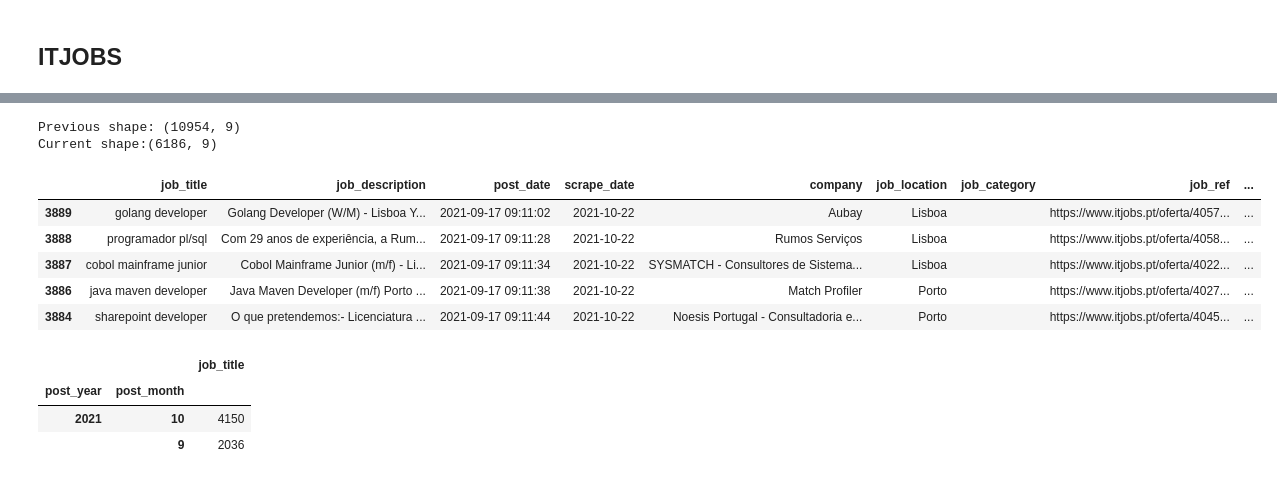
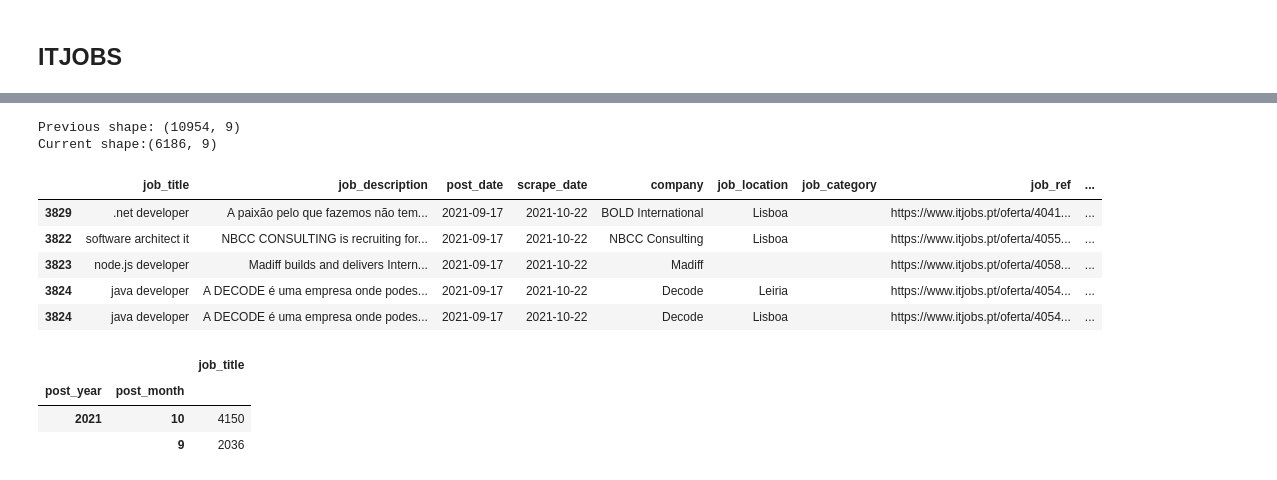
Before and after one commit to gilnribeiro/Work-Project, a Jupyter notebook: Thesis - Code/Data_Cleaning/data_cleaning.ipynb, the cells around one changed output, grey strips where cells are left out. Drawn from its saved outputs; the diff is of its cells as text; code cells hidden in the pictures.

```diff
--- a/Thesis - Code/Data_Cleaning/data_cleaning.ipynb
+++ b/Thesis - Code/Data_Cleaning/data_cleaning.ipynb
@@ -438,3 +432,7 @@ Current shape:(23, 8)
 | 93 | diretor comercial | Oportunidade de integrar um proje... | 2021-10-26 | 2021-10-26 | Braga Braga | https://empregos.org/view.php?job... | 1750 EUR | Sábia Visão - Mediação Imobiliári... |
 # %% [markdown]
 ## ITJOBS
+# %%
+def simplifyDate(x):
+    return dt.datetime.strptime(x.split(' ')[0], '%Y-%m-%d')
+# simplifyDate('2021-09-17 09:11:28')
@@ -441,26 +455,28 @@ Current shape:(23, 8)
 # %%
 itjobs_clean = (itjobs.
                     pipe(copy_df).
                     pipe(listToRows, 'job_location').
                     pipe(replacenan).
                     pipe(postDateFillNa).
                     pipe(dropNullJobs).
                     pipe(applyFuncToColumn, function=cleanJobTitle, columns_list=['job_title']).
+                    pipe(applyFuncToColumn, function=simplifyDate, columns_list=['post_date']).
                     pipe(toDatetime, ['scrape_date', 'post_date']).
+                    # pipe(.apply(lambda x: dt.datetime.strftime('%Y-%m-%d'))).
                     pipe(removeDupes)
 )
 
 print(f'Previous shape: {itjobs.shape}\nCurrent shape:{itjobs_clean.shape}')
 itjobs_clean.head()
 # %% [output]
 Previous shape: (10954, 9)
 Current shape:(6186, 9)
 |  | job_title | job_description | post_date | scrape_date | company | job_location | job_category | job_ref | ... |
-| 3889 | golang developer | Golang Developer (W/M) - Lisboa Y... | 2021-09-17 09:11:02 | 2021-10-22 | Aubay | Lisboa |  | https://www.itjobs.pt/oferta/4057... | ... |
-| 3888 | programador pl/sql | Com 29 anos de experiência, a Rum... | 2021-09-17 09:11:28 | 2021-10-22 | Rumos Serviços | Lisboa |  | https://www.itjobs.pt/oferta/4058... | ... |
-| 3887 | cobol mainframe junior | Cobol Mainframe Junior (m/f) - Li... | 2021-09-17 09:11:34 | 2021-10-22 | SYSMATCH - Consultores de Sistema... | Lisboa |  | https://www.itjobs.pt/oferta/4022... | ... |
-| 3886 | java maven developer | Java Maven Developer (m/f) Porto ... | 2021-09-17 09:11:38 | 2021-10-22 | Match Profiler | Porto |  | https://www.itjobs.pt/oferta/4027... | ... |
-| 3884 | sharepoint developer | O que pretendemos:- Licenciatura ... | 2021-09-17 09:11:44 | 2021-10-22 | Noesis Portugal - Consultadoria e... | Porto |  | https://www.itjobs.pt/oferta/4045... | ... |
+| 3829 | .net developer | A paixão pelo que fazemos não tem... | 2021-09-17 | 2021-10-22 | BOLD International | Lisboa |  | https://www.itjobs.pt/oferta/4041... | ... |
+| 3822 | software architect it | NBCC CONSULTING is recruiting for... | 2021-09-17 | 2021-10-22 | NBCC Consulting | Lisboa |  | https://www.itjobs.pt/oferta/4055... | ... |
+| 3823 | node.js developer | Madiff builds and delivers Intern... | 2021-09-17 | 2021-10-22 | Madiff |  |  | https://www.itjobs.pt/oferta/4058... | ... |
+| 3824 | java developer | A DECODE é uma empresa onde podes... | 2021-09-17 | 2021-10-22 | Decode | Leiria |  | https://www.itjobs.pt/oferta/4054... | ... |
+| 3824 | java developer | A DECODE é uma empresa onde podes... | 2021-09-17 | 2021-10-22 | Decode | Lisboa |  | https://www.itjobs.pt/oferta/4054... | ... |
 # %%
 totalJobsByYearMonth(itjobs_clean)
 # %% [output]
```
Also changed, not shown: parts of 8 cells of this notebook, 12 other files.
